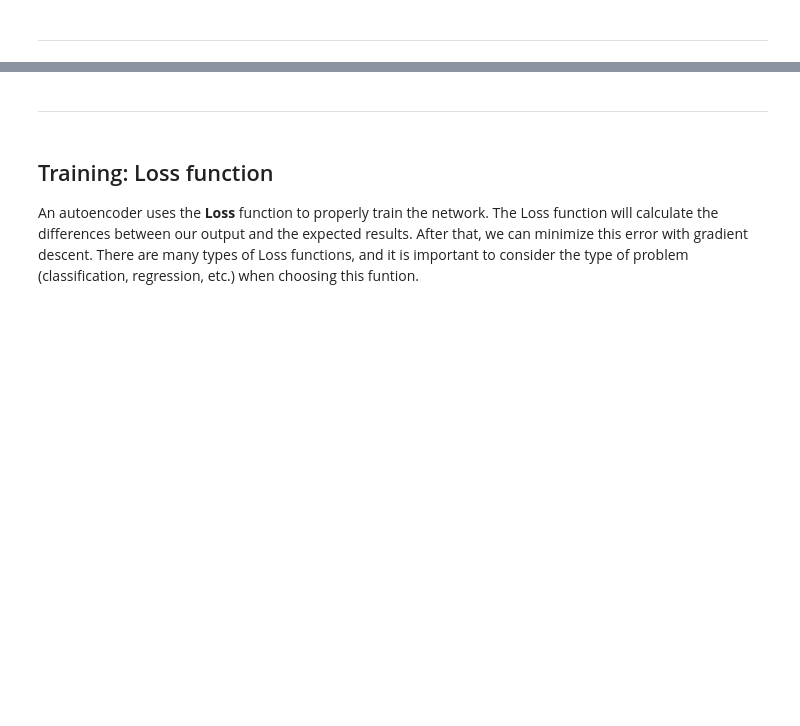
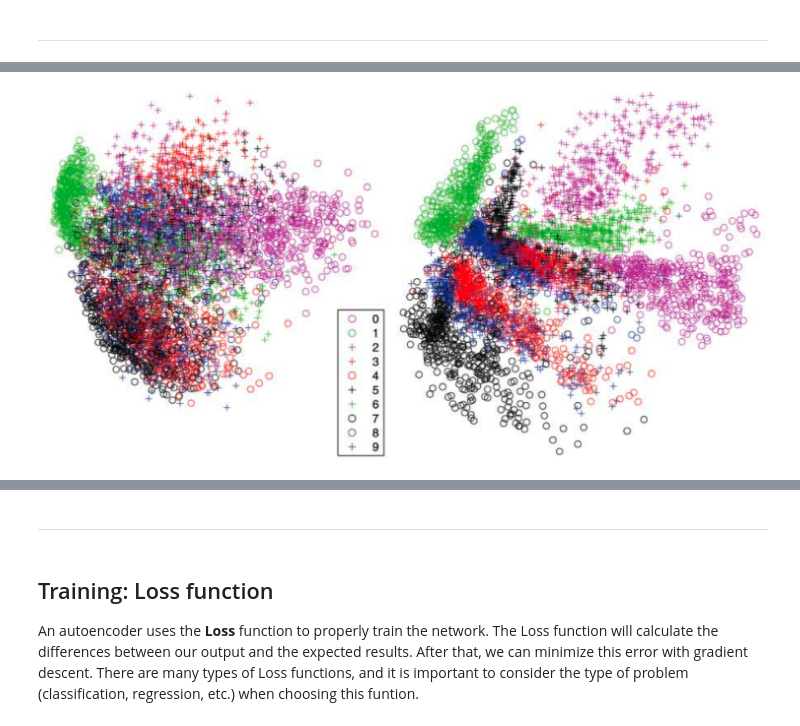
Before and after one commit to nikogarro/Deep-Learning, a Jupyter notebook: IBM-DL/5.1-Autoencoders.ipynb, the cells around one changed output, grey strips where cells are left out. Cells and saved outputs as stored; diff of their text form; code cells hidden in the pictures; blank space fills up the shorter version.

```diff
--- a/IBM-DL/5.1-Autoencoders.ipynb
+++ b/IBM-DL/5.1-Autoencoders.ipynb
@@ -99 +107,6 @@ The decoder works like encoder network in reverse. It works to recreate the inpu
+# %%
+from IPython import display
+display.Image("https://ibm.box.com/shared/static/yt3xyon4g2jyw1w9qup1mvx7cgh28l64.png")
+# %% [output]
+[figure, added]
 # %% [markdown]
```
Also changed, not shown: parts of 2 cells of this notebook.
